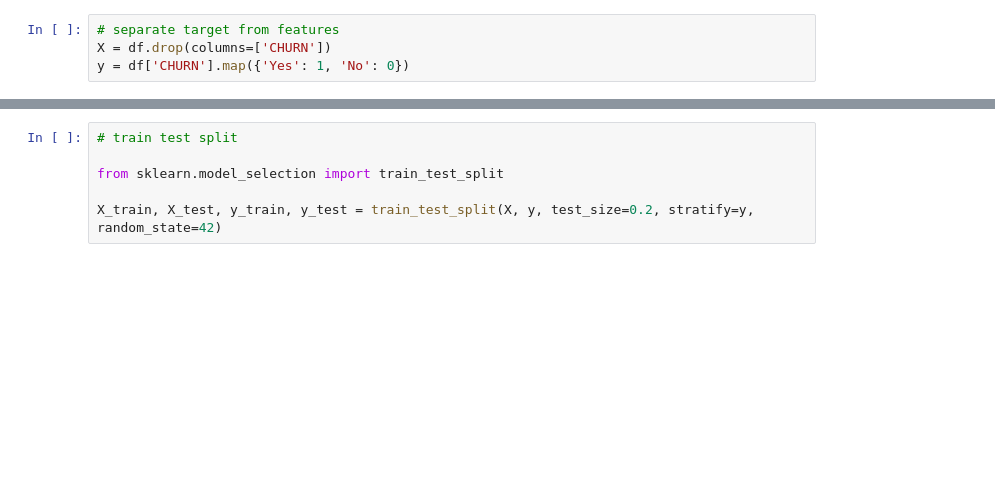
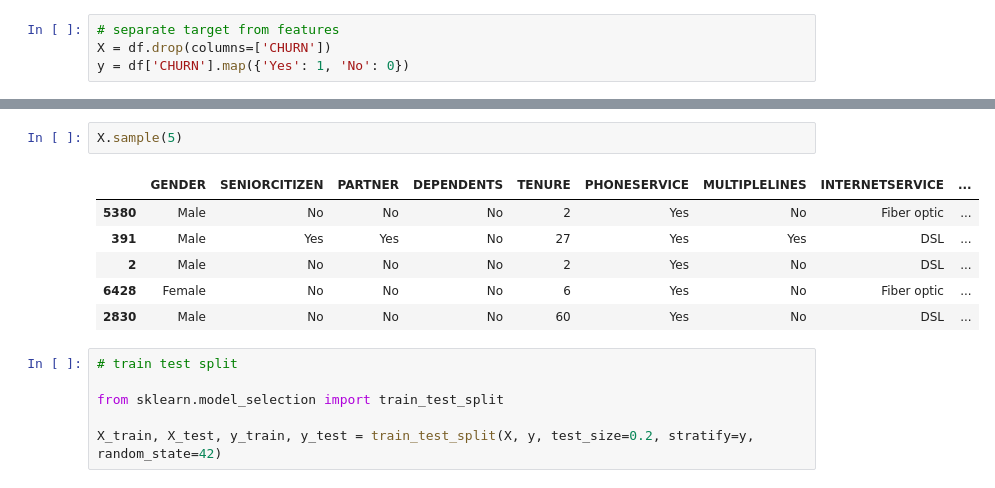
Before and after one commit to kuldeepguptahub/customerchurn, a Jupyter notebook: notebooks/data_load_and_eda.ipynb, the cells around one changed output, grey strips where cells are left out. Saved outputs shown, nothing was run; the diff lists cells and outputs as text; blank space fills up the shorter version.

```diff
--- a/notebooks/data_load_and_eda.ipynb
+++ b/notebooks/data_load_and_eda.ipynb
@@ -576,3 +596,12 @@ y = df['CHURN'].map({'Yes': 1, 'No': 0})
+# %%
+X.sample(5)
+# %% [output]
+|  | GENDER | SENIORCITIZEN | PARTNER | DEPENDENTS | TENURE | PHONESERVICE | MULTIPLELINES | INTERNETSERVICE | ... |
+| 5380 | Male | No | No | No | 2 | Yes | No | Fiber optic | ... |
+| 391 | Male | Yes | Yes | No | 27 | Yes | Yes | DSL | ... |
+| 2 | Male | No | No | No | 2 | Yes | No | DSL | ... |
+| 6428 | Female | No | No | No | 6 | Yes | No | Fiber optic | ... |
+| 2830 | Male | No | No | No | 60 | Yes | No | DSL | ... |
 # %%
 # train test split
 
```
Also changed, not shown: parts of 11 cells of this notebook.
